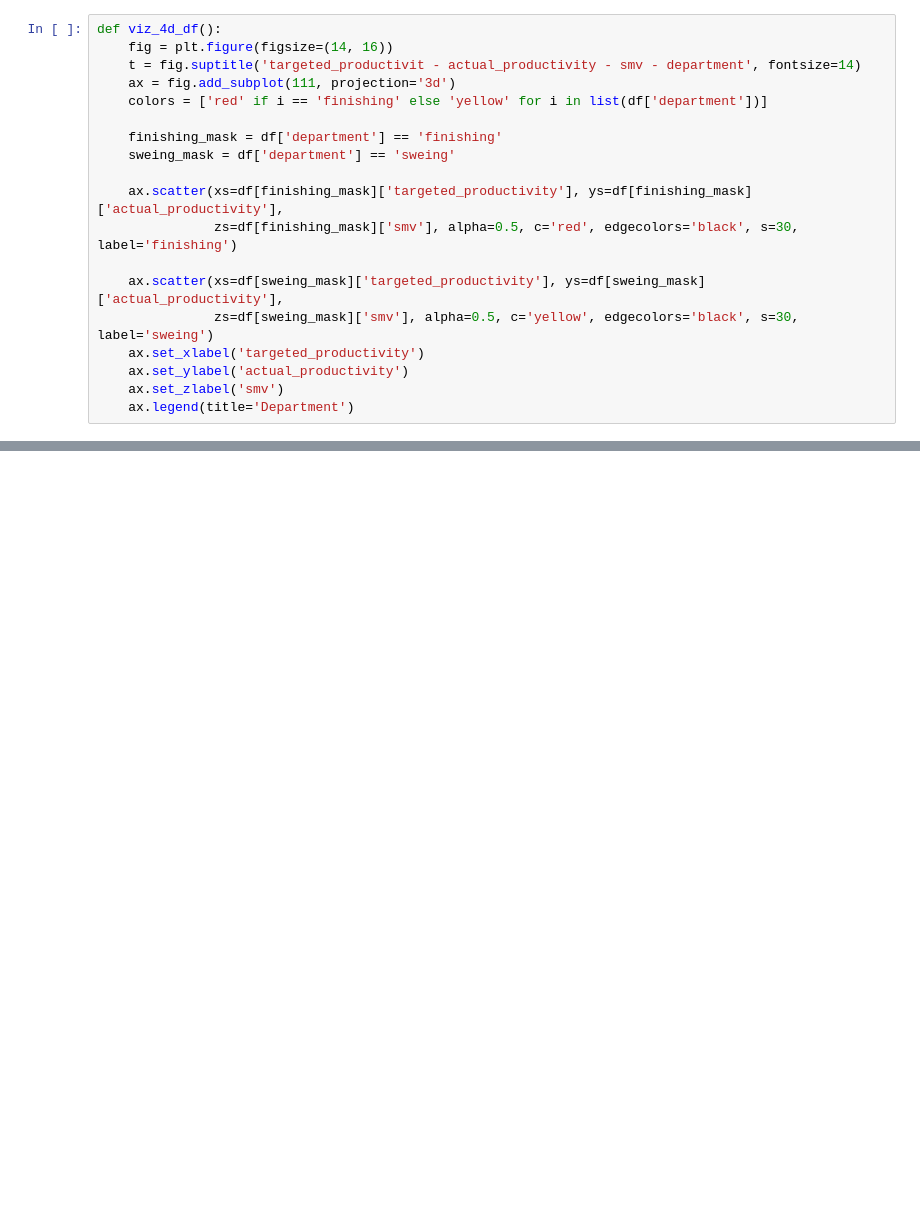
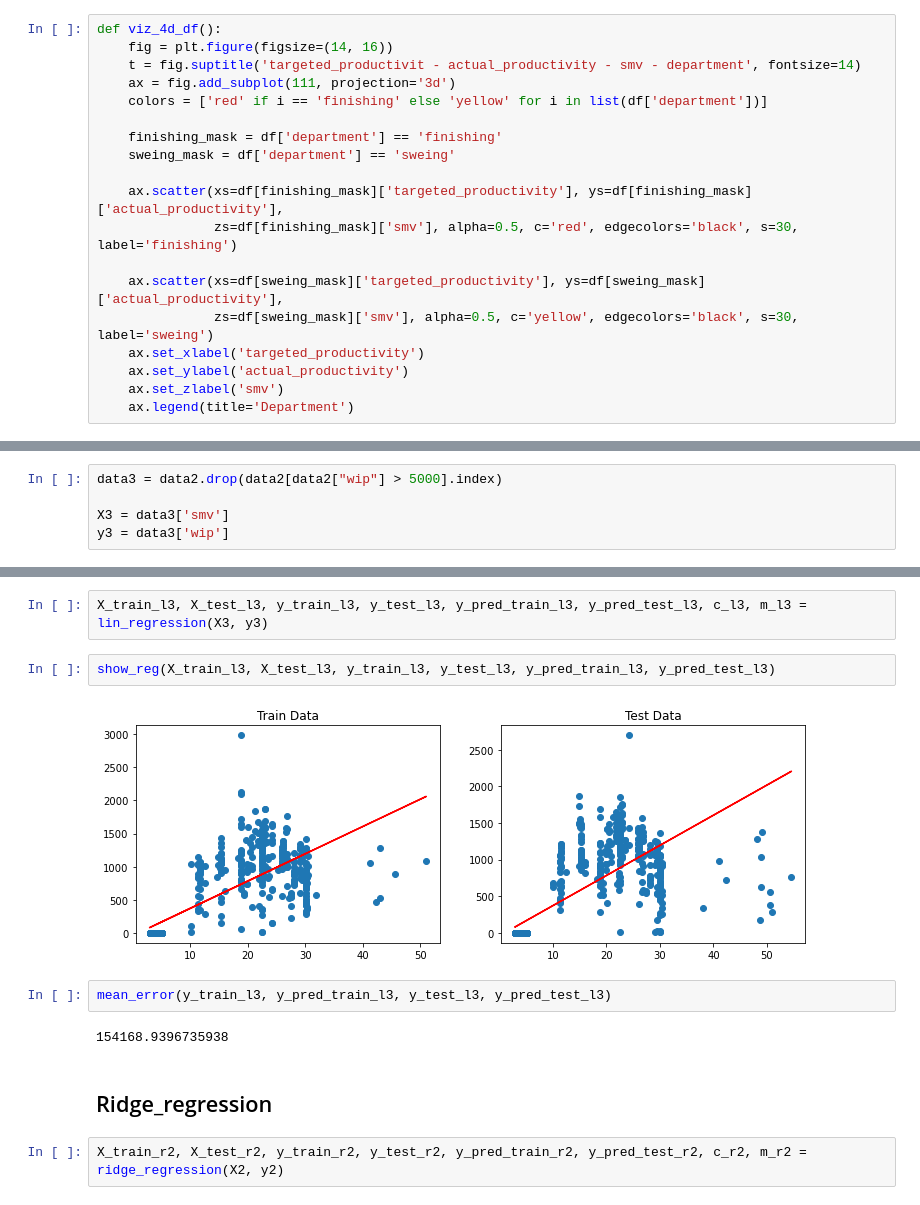
Before and after one commit to gre1wy/SpecialProgrammingSections, a Jupyter notebook: Lab3/Lab4_2.ipynb, the cells around one changed output, grey strips where cells are left out. Cells and saved outputs as stored; diff of their text form; blank space fills up the shorter version.

```diff
--- a/Lab3/Lab4_2.ipynb
+++ b/Lab3/Lab4_2.ipynb
@@ -768,0 +844,5 @@ Execution time: 0.020208 seconds
+# %%
+data3 = data2.drop(data2[data2["wip"] > 5000].index)
+
+X3 = data3['smv']
+y3 = data3['wip']
@@ -768,0 +876,14 @@ Execution time: 0.020208 seconds
+# %%
+X_train_l3, X_test_l3, y_train_l3, y_test_l3, y_pred_train_l3, y_pred_test_l3, c_l3, m_l3 = lin_regression(X3, y3)
+# %%
+show_reg(X_train_l3, X_test_l3, y_train_l3, y_test_l3, y_pred_train_l3, y_pred_test_l3)
+# %% [output]
+[figure, added]
+# %%
+mean_error(y_train_l3, y_pred_train_l3, y_test_l3, y_pred_test_l3)
+# %% [output]
+154168.9396735938
+# %% [markdown]
+## Ridge_regression
+# %%
+X_train_r2, X_test_r2, y_train_r2, y_test_r2, y_pred_train_r2, y_pred_test_r2, c_r2, m_r2 = ridge_regression(X2, y2)
```
Also changed, not shown: parts of 45 cells of this notebook.
